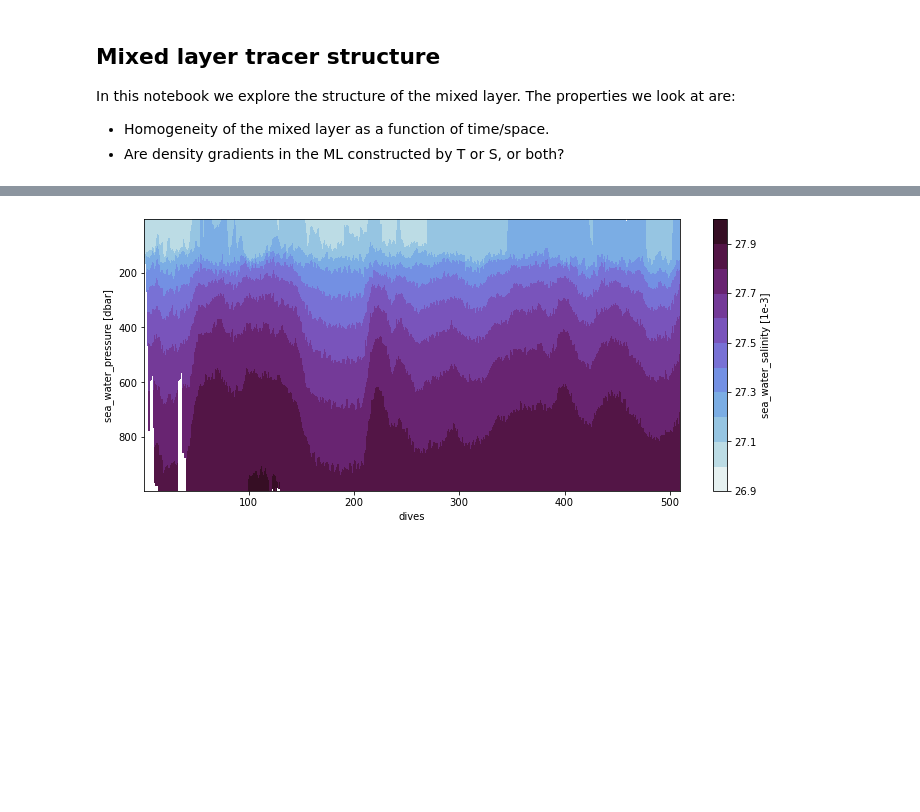
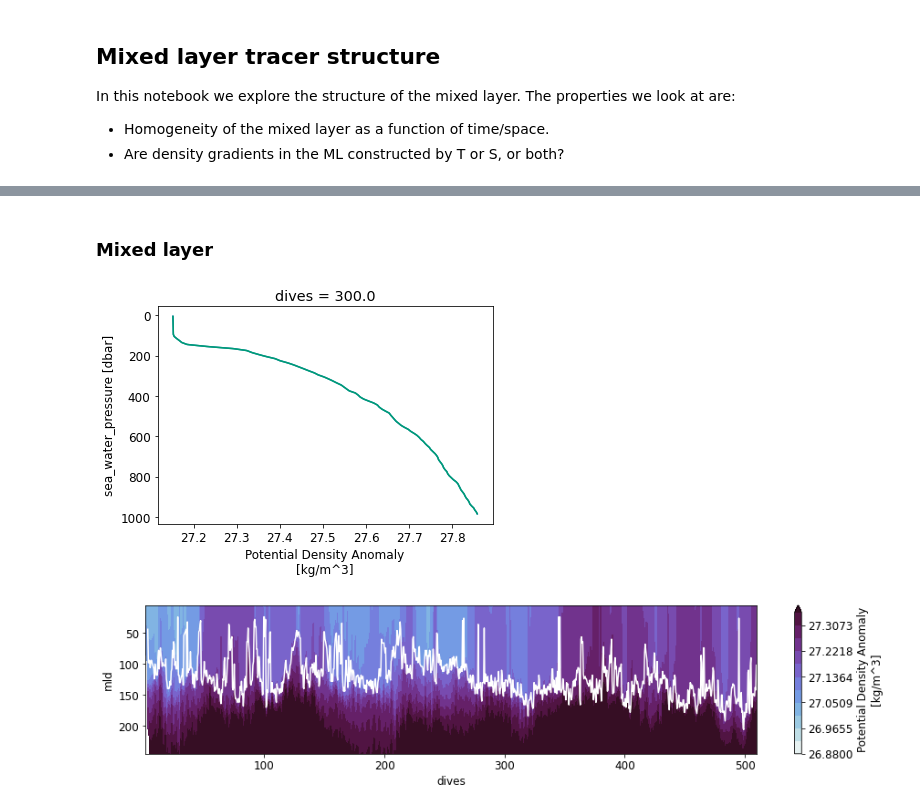
Before and after one commit to dhruvbalwada/sogos, a Jupyter notebook: notebooks/notebooks_variability_paper/mixed_layer_structure.ipynb, the cells around one changed output, grey strips where cells are left out. Saved outputs shown, nothing was run; the diff lists cells and outputs as text; code cells hidden in the pictures; blank space fills up the shorter version.

```diff
--- a/notebooks/notebooks_variability_paper/mixed_layer_structure.ipynb
+++ b/notebooks/notebooks_variability_paper/mixed_layer_structure.ipynb
@@ -19,6 +196,55 @@ ds_660_grid = xr.open_dataset('data/ctd_660_vert_binned_27_june_2021.nc')
+# %% [markdown]
+### Mixed layer
+# %%
+ds_660_grid.sigma0.sel(dives=300).plot(y='ctd_pressure')
+ds_660_grid.sigma0.sel(dives=300).interp(ctd_pressure=np.linspace(0,1000,501)).plot(y='ctd_pressure')
+plt.gca().invert_yaxis()
+# %% [output]
+[figure, added]
+# %%
+def find_mld(ds, thresh=0.03):
+
+    dens= ds.sigma0.interp(ctd_pressure=np.linspace(0,1000,501))
+    temp = ds.CT.interp(ctd_pressure=np.linspace(0,1000,501))
+    salt = ds.SA.interp(ctd_pressure=np.linspace(0,1000,501))
+
+    time = ds.days.interp(ctd_pressure=np.linspace(0,1000,501))
+    lat = ds.latitude.interp(ctd_pressure=np.linspace(0,1000,501))
+    lon = ds.longitude.interp(ctd_pressure=np.linspace(0,1000,501))
+
+
+    #dens = dens.interp(ctd_pressure=np.linspace(0,1000,501))
+
+    dens15 = dens.sel(ctd_pressure = 15., method='nearest')
+
+    delta_dens = dens - dens15
+    delta_dens_crit = delta_dens.where(delta_dens>=thresh)
+
+    MLD = delta_dens.ctd_pressure.where(delta_dens==
+                                    delta_dens_crit.min(['ctd_pressure'])
+                                       ).max(['ctd_pressure']).rename('mld')
+
+    MLD_temp = temp.where(delta_dens<=thresh).mean('ctd_pressure',skipna=True)
+    MLD_salt = salt.where(delta_dens<=thresh).mean('ctd_pressure',skipna=True)
+    MLD_dens = dens.where(delta_dens<=thresh).mean('ctd_pressure',skipna=True)
+
+    MLD_time = time.where(delta_dens<=thresh).mean('ctd_pressure',skipna=True)
+    MLD_lat = lat.where(delta_dens<=thresh).mean('ctd_pressure',skipna=True)
+    MLD_lon = lon.where(delta_dens<=thresh).mean('ctd_pressure',skipna=True)
+
+
+    mld_properties = xr.merge([MLD,
+                               MLD_temp, MLD_salt, MLD_dens,
+                               MLD_time, MLD_lat, MLD_lon])
+
+    return mld_properties
+# %%
+MLD = find_mld(ds_660_grid, thresh=0.03)
 # %%
-plt.figure(figsize=(12,5))
-ds_660_grid.sigma0.plot.contourf(levels=12, cmap=cmo.dense)
+plt.figure(figsize=(15,3))
+ds_660_grid.sigma0.sel(ctd_pressure=slice(0,250)).plot.contourf(levels=np.linspace(26.88, 27.35,12),
+                                                                                   cmap=cmo.dense)
+MLD.mld.plot(color='w')
 plt.gca().invert_yaxis()
 # %% [output]
-[figure, old version]
+[figure, new version]
```
Also changed, not shown: parts of 44 cells of this notebook, 10 other files.
